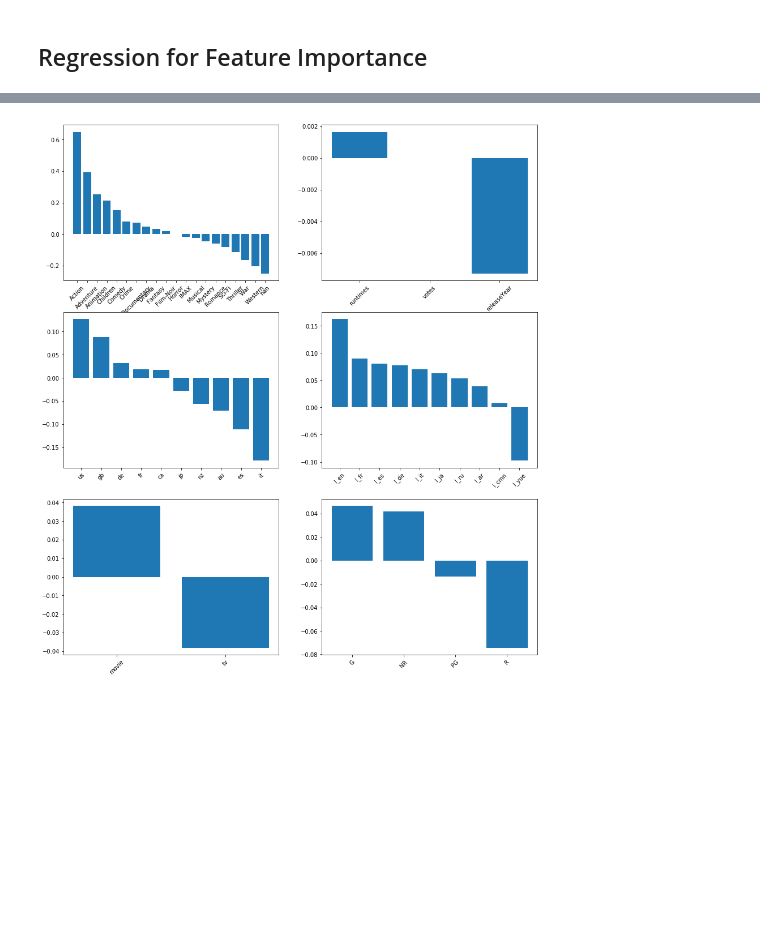
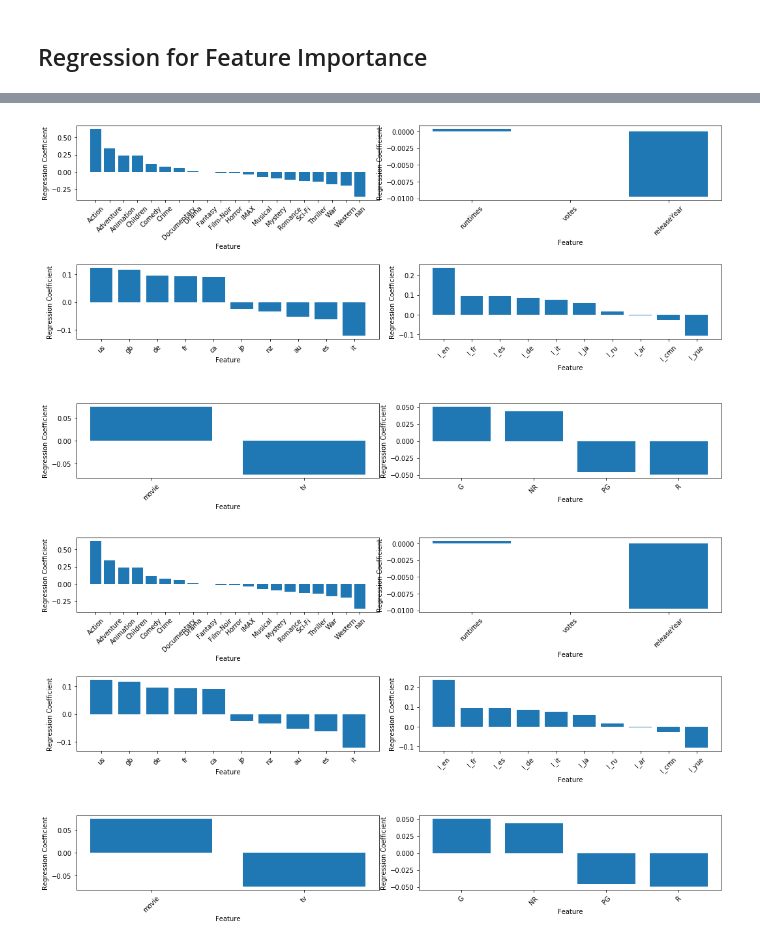
Before and after one commit to SanchayniB/Serendipitous-Recommender-System, a Jupyter notebook: Models/FeatureImportance.ipynb, the cells around one changed output, grey strips where cells are left out. Drawn from its saved outputs; the diff is of its cells as text; code cells hidden in the pictures; blank space fills up the shorter version.

Commit message:
Feature Importance graphs

```diff
--- a/Models/FeatureImportance.ipynb
+++ b/Models/FeatureImportance.ipynb
@@ -404,23 +432,30 @@ for i in range(6):
+# %%
+plotFeatureImportance(clusterAvgs[clusterAvgs["cluster"] == 2])
+# %% [output]
+[figure, added]
 # %%
-c1 = clusterAvgs[clusterAvgs["cluster"] == 0]
+c1 = clusterAvgs[clusterAvgs["cluster"] == 2]
 y = c1["userRating"]
 X = c1[movieFeatures].drop(['imdbId','imdbRating'], axis = 1)
 
 reg = LinearRegression().fit(X, y)
 coefs = pd.DataFrame([], columns=['column', 'coeff'])
 coefs['column'] = X.columns
 coefs['coeff'] = reg.coef_
 coefs['absCoeff'] = abs(coefs['coeff'])
 coefs = coefs.sort_values('coeff', ascending = False)
 c = [genreCols, featCols, countryCols, langCols, kindCols, ratingCols]
 f, axes = plt.subplots(3, 2, figsize=(15, 5))
-
+f.tight_layout(pad=3.0)
 for i in range(6):
 #     c[i].sort_values(ascending = True).plot(kind='barh',ax=axes[i//2,i%2])
     y = list(coefs.loc[coefs.column.isin(list(c[i].index)),'coeff'])
     x = c[i].index
     plt.setp(axes[i//2,i%2].xaxis.get_majorticklabels(), rotation=45)
     axes[i//2,i%2].bar(x,y)
-    plt.subplots_adjust(bottom = 0.3 , top = 2.9)
+#     axes[i//2,i%2].set_title('subplot 1')
+    axes[i//2,i%2].set_xlabel('Feature')
+    axes[i//2,i%2].set_ylabel('Regression Coefficient')
+    plt.subplots_adjust(bottom = 1 , top = 2.5)
 # %% [output]
-[figure, old version]
+[figure, new version]
```
Also changed, not shown: parts of 7 cells of this notebook.
